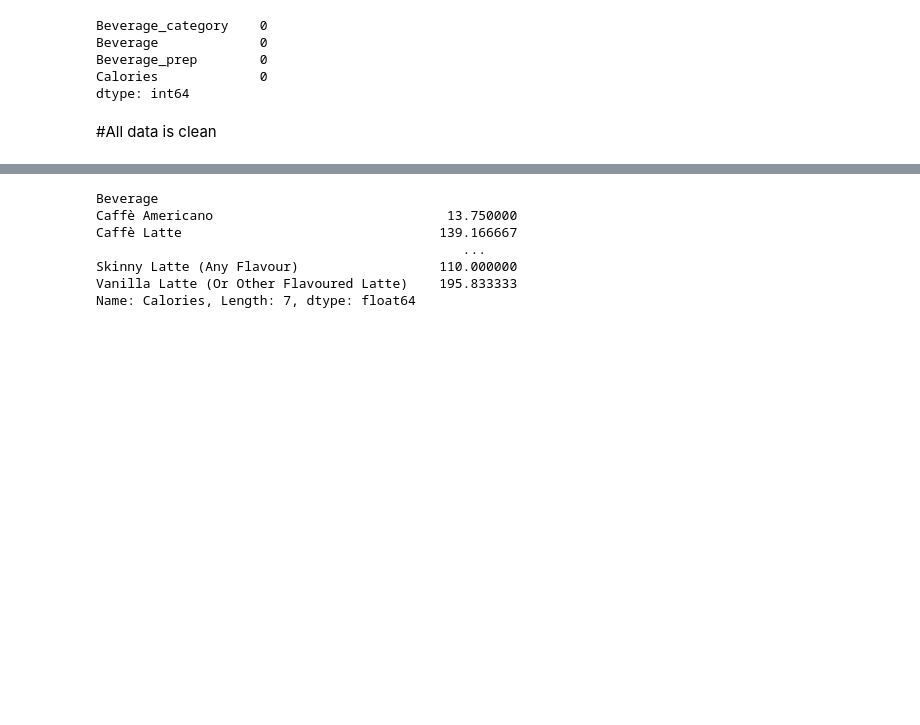
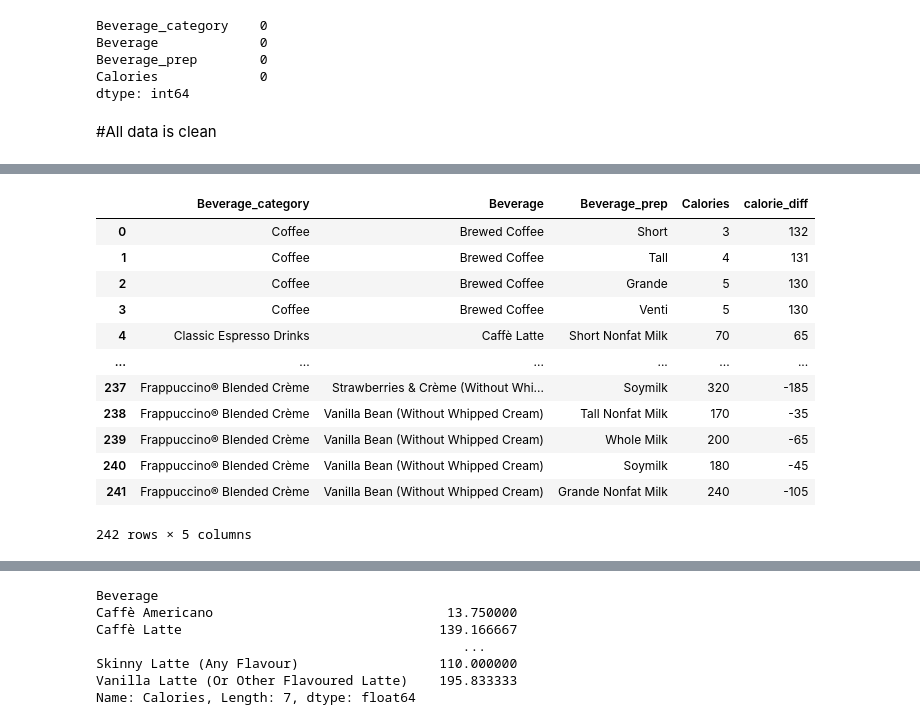
Before and after one commit to JaneHoggData/Code-Clan-Homework-Jane-Hogg, a Jupyter notebook: week_12/day_2_homework/4_homework/python_homeworkjanehogg.ipynb, the cells around one changed output, grey strips where cells are left out. Cells and saved outputs as stored; diff of their text form; code cells hidden in the pictures; blank space fills up the shorter version.

```diff
--- a/week_12/day_2_homework/4_homework/python_homeworkjanehogg.ipynb
+++ b/week_12/day_2_homework/4_homework/python_homeworkjanehogg.ipynb
@@ -195,0 +244,17 @@ Name: Calories, Length: 33, dtype: int64
+# %%
+drinks.loc[:, "calorie_diff"] = 135 - drinks["Calories"]
+drinks
+# %% [output]
+|  | Beverage_category | Beverage | Beverage_prep | Calories | calorie_diff |
+| 0 | Coffee | Brewed Coffee | Short | 3 | 132 |
+| 1 | Coffee | Brewed Coffee | Tall | 4 | 131 |
+| 2 | Coffee | Brewed Coffee | Grande | 5 | 130 |
+| 3 | Coffee | Brewed Coffee | Venti | 5 | 130 |
+| 4 | Classic Espresso Drinks | Caffè Latte | Short Nonfat Milk | 70 | 65 |
+| ... | ... | ... | ... | ... | ... |
+| 237 | Frappuccino® Blended Crème | Strawberries & Crème (Without Whi... | Soymilk | 320 | -185 |
+| 238 | Frappuccino® Blended Crème | Vanilla Bean (Without Whipped Cream) | Tall Nonfat Milk | 170 | -35 |
+| 239 | Frappuccino® Blended Crème | Vanilla Bean (Without Whipped Cream) | Whole Milk | 200 | -65 |
+| 240 | Frappuccino® Blended Crème | Vanilla Bean (Without Whipped Cream) | Soymilk | 180 | -45 |
+| 241 | Frappuccino® Blended Crème | Vanilla Bean (Without Whipped Cream) | Grande Nonfat Milk | 240 | -105 |
+242 rows × 5 columns
```
Also changed, not shown: parts of 17 cells of this notebook, 3 other files.
